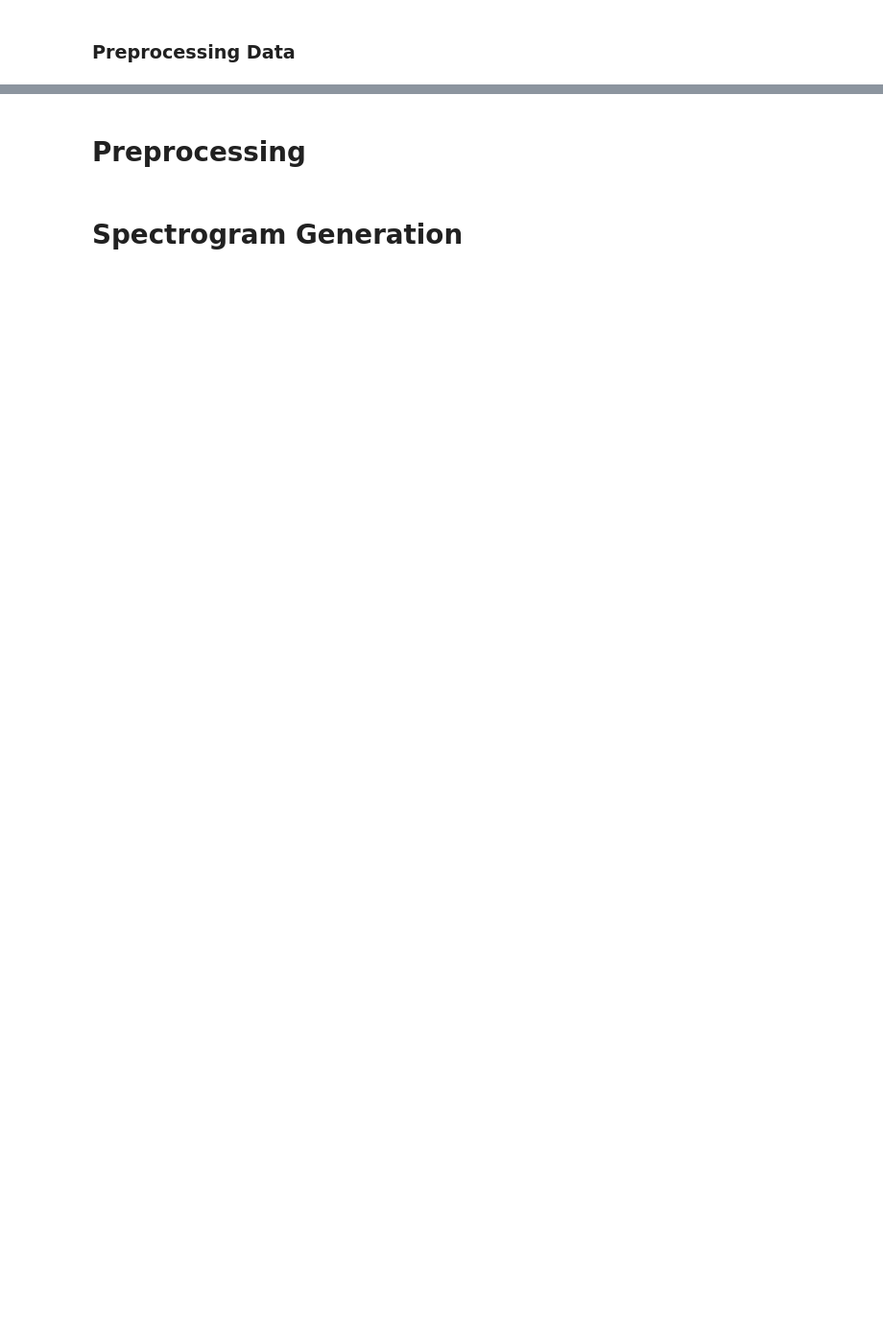
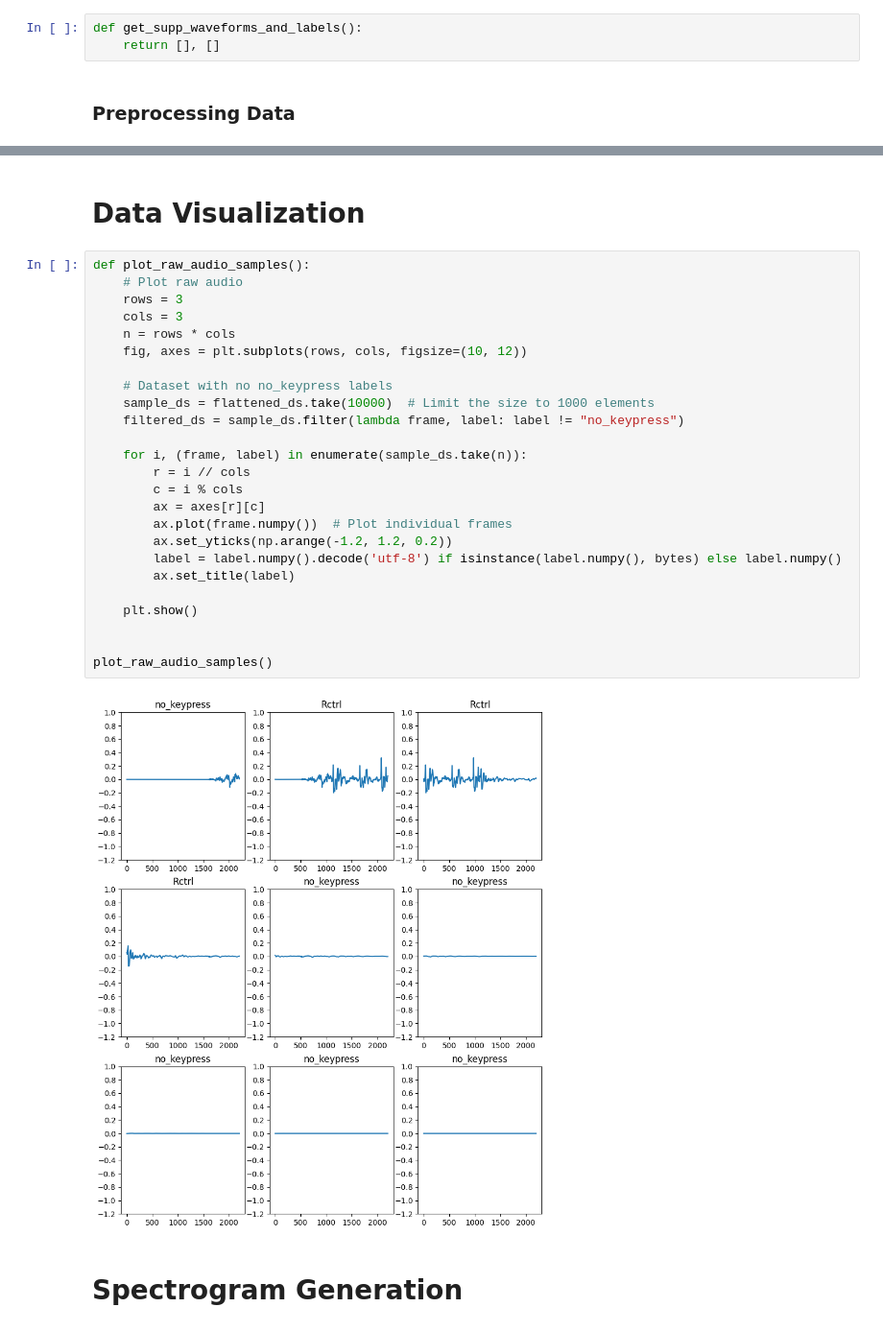
Before and after one commit to IConnC/Acoustic-Keylogger, a Jupyter notebook: training/model.ipynb, the cells around one changed output, grey strips where cells are left out. Shown: that part at 96% size. Cells and saved outputs as stored; diff of their text form; blank space fills up the shorter version.

```diff
--- a/training/model.ipynb
+++ b/training/model.ipynb
@@ -57,5 +159,8 @@ def get_MKA_waveforms_and_labels():
 # %% [markdown]
 ### Supplementary Dataset Functions
+# %%
+def get_supp_waveforms_and_labels():
+    return [], []
 # %% [markdown]
 ### Preprocessing Data
 # %%
@@ -118,4 +211,31 @@ Number of samples:  1538
-# %% [markdown]
-# Preprocessing
+# %% [markdown]
+# Data Visualization
+# %%
+def plot_raw_audio_samples():
+    # Plot raw audio
+    rows = 3
+    cols = 3
+    n = rows * cols
+    fig, axes = plt.subplots(rows, cols, figsize=(10, 12))
+
+    # Dataset with no no_keypress labels
+    sample_ds = flattened_ds.take(10000)  # Limit the size to 1000 elements
+    filtered_ds = sample_ds.filter(lambda frame, label: label != "no_keypress")
+
+    for i, (frame, label) in enumerate(sample_ds.take(n)):
+        r = i // cols
+        c = i % cols
+        ax = axes[r][c]
+        ax.plot(frame.numpy())  # Plot individual frames
+        ax.set_yticks(np.arange(-1.2, 1.2, 0.2))
+        label = label.numpy().decode('utf-8') if isinstance(label.numpy(), bytes) else label.numpy()
+        ax.set_title(label)
+
+    plt.show()
+
+
+plot_raw_audio_samples()
+# %% [output]
+[figure, added]
 # %% [markdown]
 # Spectrogram Generation
```
Also changed, not shown: parts of 7 cells of this notebook, 2 other files.
